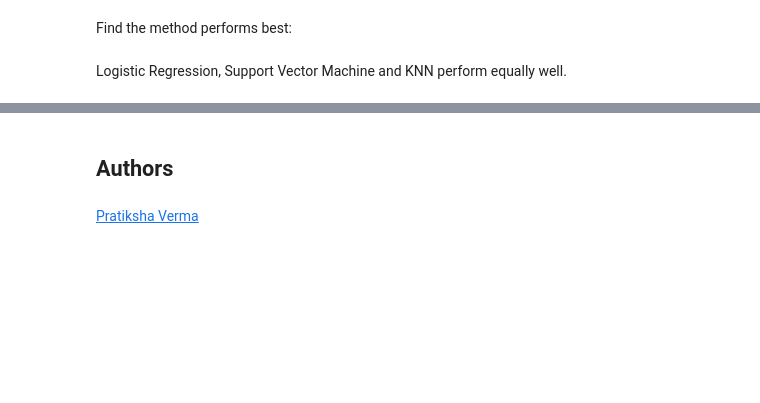
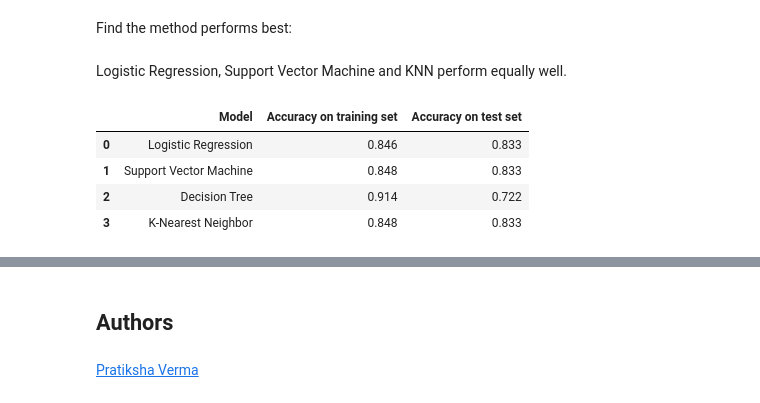
Before and after one commit to pwruch/data-science-capstone-project, a Jupyter notebook: module-4-predictive-analytics/02 SpaceX-Machine-Learning-Prediction-Part-5-v1.ipynb, the cells around one changed output, grey strips where cells are left out. Drawn from its saved outputs; the diff is of its cells as text; code cells hidden in the pictures; blank space fills up the shorter version.

```diff
--- a/module-4-predictive-analytics/02 SpaceX-Machine-Learning-Prediction-Part-5-v1.ipynb
+++ b/module-4-predictive-analytics/02 SpaceX-Machine-Learning-Prediction-Part-5-v1.ipynb
@@ -394,3 +394,18 @@ plot_confusion_matrix(Y_test,yhat)
 Find the method performs best:
 # %% [markdown]
 Logistic Regression, Support Vector Machine and KNN perform equally well.
+# %%
+Report = pd.DataFrame({
+	'Model': ['Logistic Regression', 'Support Vector Machine', 'Decision Tree', 'K-Nearest Neighbor'],
+	'Accuracy on training set': [logreg_cv.best_score_, svm_cv.best_score_, tree_cv.best_score_, knn_cv.best_score_],
+	'Accuracy on test set': [logreg_cv.score(X_test, Y_test), svm_cv.score(X_test, Y_test), tree_cv.score(X_test, Y_test), knn_cv.score(X_test, Y_test)],
+})
+
+Report = Report.round(decimals=3)
+Report
+# %% [output]
+|  | Model | Accuracy on training set | Accuracy on test set |
+| 0 | Logistic Regression | 0.846 | 0.833 |
+| 1 | Support Vector Machine | 0.848 | 0.833 |
+| 2 | Decision Tree | 0.914 | 0.722 |
+| 3 | K-Nearest Neighbor | 0.848 | 0.833 |
```
Also changed, not shown: parts of 5 cells of this notebook.
